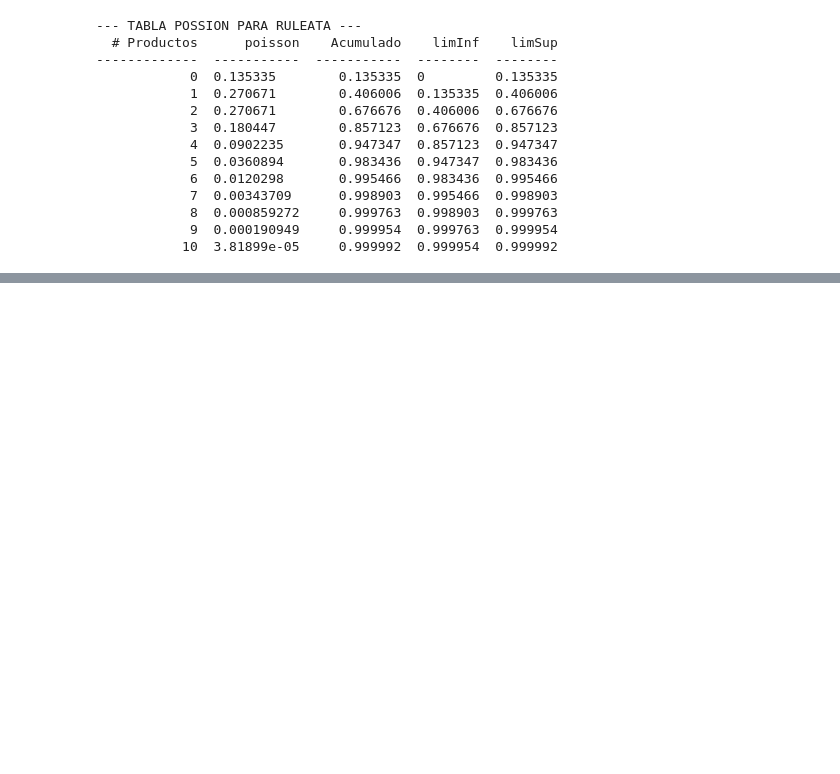
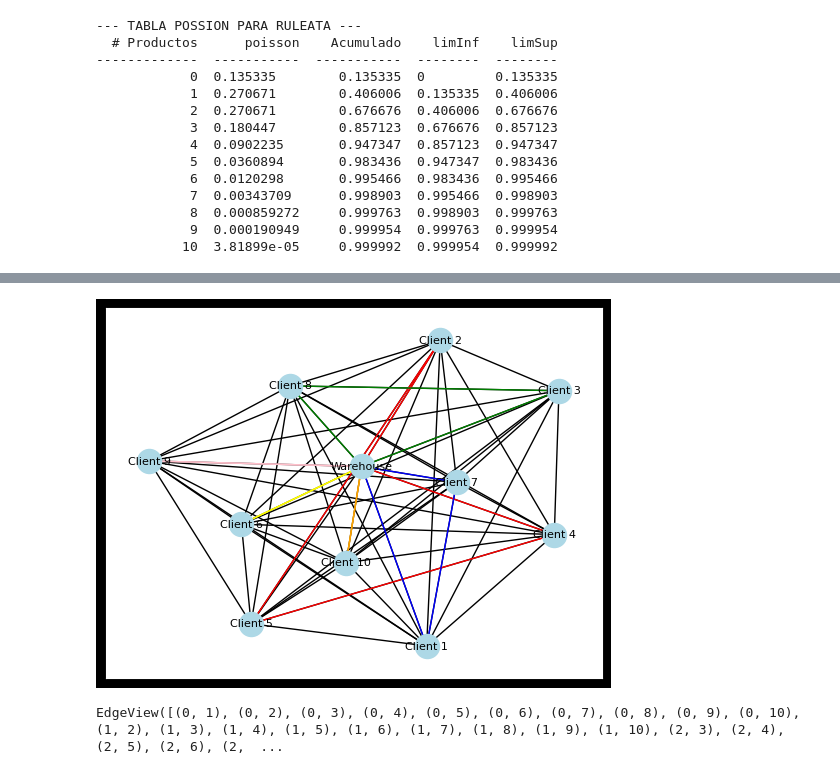
Before and after one commit to gerardoramc/AlgoritmoDatos, a Jupyter notebook: Ejercicio_Reto.ipynb, the cells around one changed output, grey strips where cells are left out. Cells and saved outputs as stored; diff of their text form; code cells hidden in the pictures; blank space fills up the shorter version.

```diff
--- a/Ejercicio_Reto.ipynb
+++ b/Ejercicio_Reto.ipynb
@@ -78,0 +70,4 @@ productos_c_cliente
+# %%
+productos_c_cliente
+product_volume_dict = dict(zip(productos, volumenes_productos))
+volumenes = np.array([sum([product_volume_dict[i] for i in products]) for products in productos_c_cliente])
@@ -78,0 +245,28 @@ productos_c_cliente
+# %%
+plt.axes().set_facecolor("white")
+
+labelDict = {'Warehouse': 0, 'Client 1': 1, 'Client 2': 2, 'Client 3': 3, 'Client 4': 4, 'Client 5': 5, 'Client 6': 6, 'Client 7': 7, 'Client 8': 8, 'Client 9': 9, 'Client 10': 10}
+
+G = nx.from_numpy_array(matrix)
+
+# Create a mapping for node labels using the dictionary
+label_mapping = {v: k for k, v in labelDict.items()}
+
+# Draw the graph with labels
+pos = nx.spring_layout(G)
+nx.draw_networkx(G, pos, with_labels=True, labels=label_mapping, node_color='lightblue', font_size=8)
+
+# Highlight lines coming from or to the Warehouse in red
+
+edges = G.edges()
+warehouse_edges = [(edge[0], edge[1]) for edge in edges if edge[0] == labelDict['Warehouse'] or edge[1] == labelDict['Warehouse']]
+c = 0
+name = ["orange", "red", "blue", "green", "pink", "yellow", "purple"]
+for color in colores:
+    nx.draw_networkx_edges(G, pos, edgelist=color, edge_color=name[c])
+    c+=1
+plt.show()
+edges
+# %% [output]
+[figure, added]
+EdgeView([(0, 1), (0, 2), (0, 3), (0, 4), (0, 5), (0, 6), (0, 7), (0, 8), (0, 9), (0, 10), (1, 2), (1, 3), (1, 4), (1, 5), (1, 6), (1, 7), (1, 8), (1, 9), (1, 10), (2, 3), (2, 4), (2, 5), (2, 6), (2,  ...
```
Also changed, not shown: parts of 7 cells of this notebook, 1 other file.
